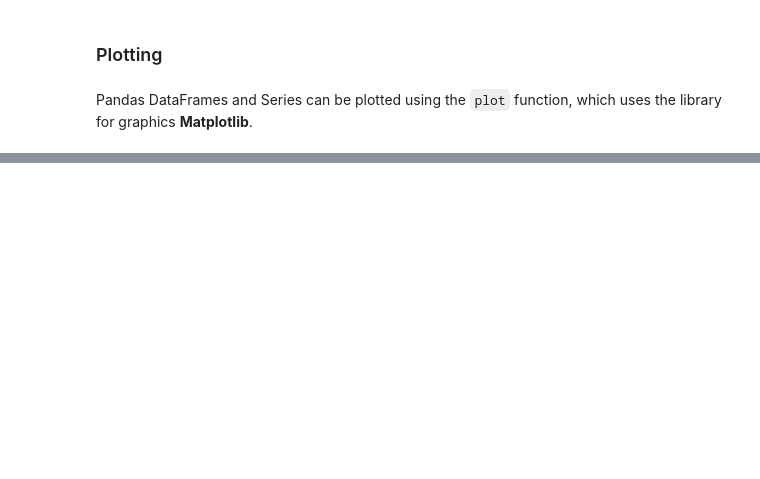
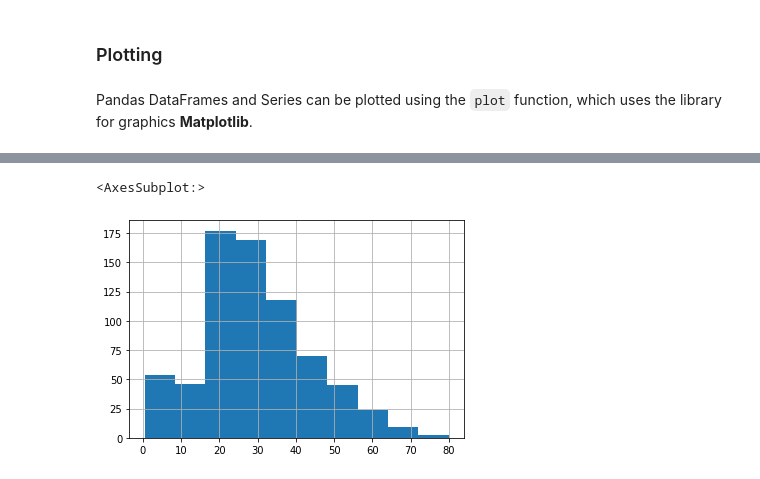
Before and after one commit to beyond2013/DataScience, a Jupyter notebook: 1stSession.ipynb, the cells around one changed output, grey strips where cells are left out. Cells and saved outputs as stored; diff of their text form; code cells hidden in the pictures; blank space fills up the shorter version.

```diff
--- a/1stSession.ipynb
+++ b/1stSession.ipynb
@@ -547,0 +227,5 @@ array([36, 39, 42,  8])
+# %%
+df.Age.hist()
+# %% [output]
+<AxesSubplot:>
+[figure, added]
```
Also changed, not shown: parts of 51 cells of this notebook, 3 other files.
